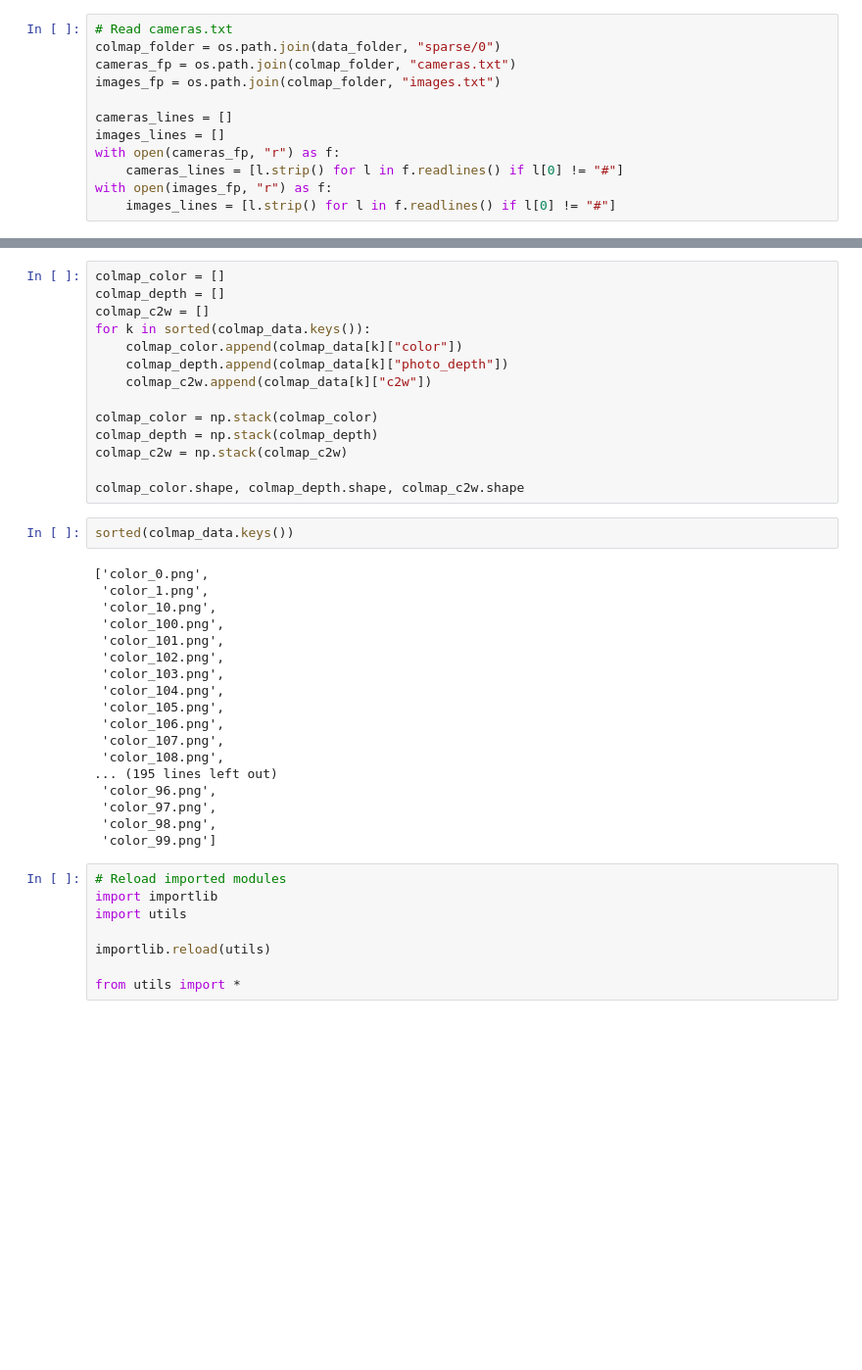
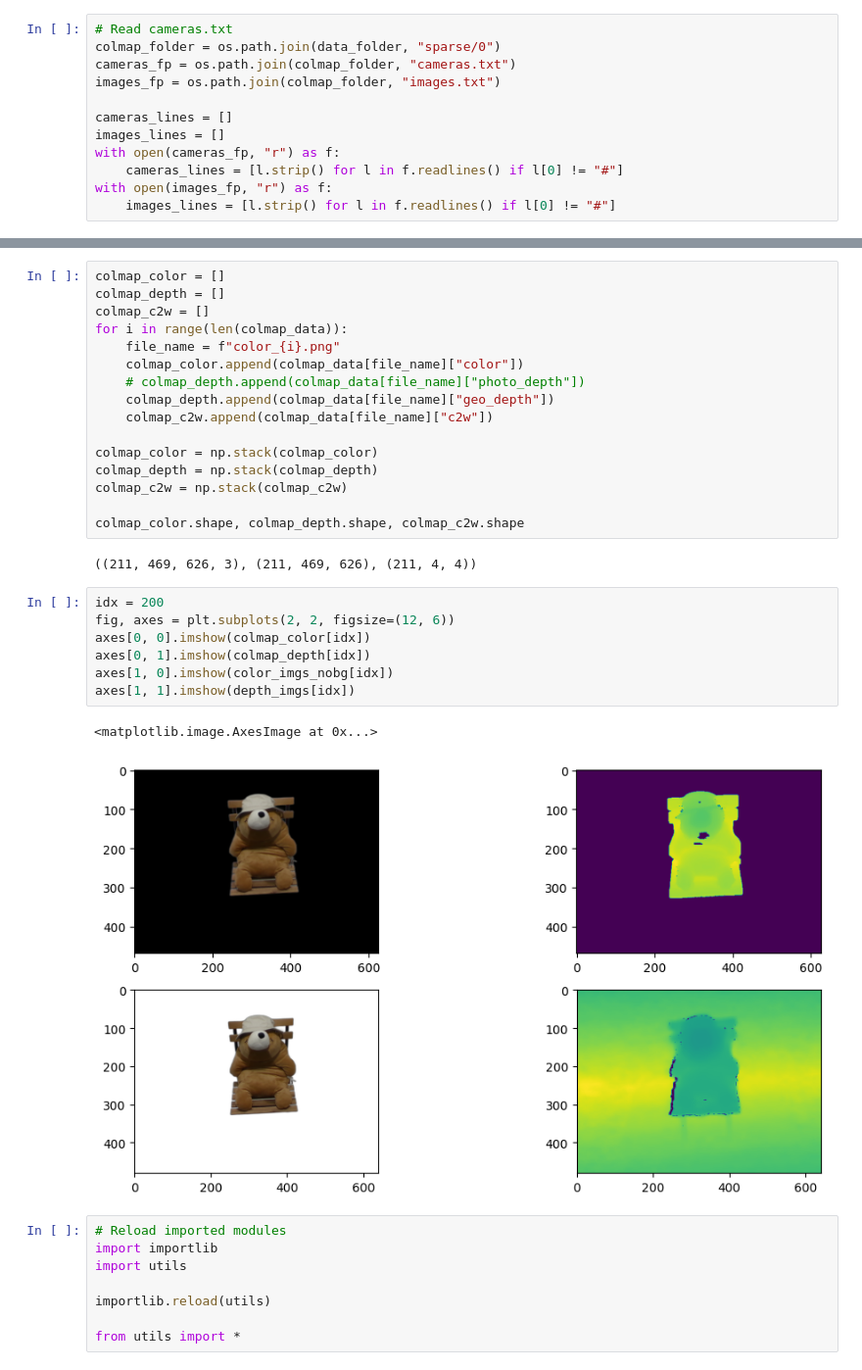
Before and after one commit to JasonTang99/point-nerf-coarse-depth, a Jupyter notebook: pose.ipynb, the cells around one changed output, grey strips where cells are left out. Shown at 98% size. Drawn from its saved outputs; the diff is of its cells as text; blank space fills up the shorter version.

```diff
--- a/pose.ipynb
+++ b/pose.ipynb
@@ -226,36 +262,30 @@ print(f"Photometric depth maps: {photo_count}")
 colmap_color = []
 colmap_depth = []
 colmap_c2w = []
-for k in sorted(colmap_data.keys()):
-    colmap_color.append(colmap_data[k]["color"])
-    colmap_depth.append(colmap_data[k]["photo_depth"])
-    colmap_c2w.append(colmap_data[k]["c2w"])
+for i in range(len(colmap_data)):
+    file_name = f"color_{i}.png"
+    colmap_color.append(colmap_data[file_name]["color"])
+    # colmap_depth.append(colmap_data[file_name]["photo_depth"])
+    colmap_depth.append(colmap_data[file_name]["geo_depth"])
+    colmap_c2w.append(colmap_data[file_name]["c2w"])
 
 colmap_color = np.stack(colmap_color)
 colmap_depth = np.stack(colmap_depth)
 colmap_c2w = np.stack(colmap_c2w)
 
 colmap_color.shape, colmap_depth.shape, colmap_c2w.shape
+# %% [output]
+((211, 469, 626, 3), (211, 469, 626), (211, 4, 4))
-# %%
-sorted(colmap_data.keys())
-# %% [output]
-['color_0.png',
- 'color_1.png',
- 'color_10.png',
- 'color_100.png',
- 'color_101.png',
- 'color_102.png',
- 'color_103.png',
- 'color_104.png',
- 'color_105.png',
- 'color_106.png',
- 'color_107.png',
- 'color_108.png',
-... (195 lines left out)
- 'color_96.png',
- 'color_97.png',
- 'color_98.png',
- 'color_99.png']
+# %%
+idx = 200
+fig, axes = plt.subplots(2, 2, figsize=(12, 6))
+axes[0, 0].imshow(colmap_color[idx])
+axes[0, 1].imshow(colmap_depth[idx])
+axes[1, 0].imshow(color_imgs_nobg[idx])
+axes[1, 1].imshow(depth_imgs[idx])
+# %% [output]
+<matplotlib.image.AxesImage at 0x...>
+[figure, added]
 # %%
 # Reload imported modules
 import importlib
```
Also changed, not shown: parts of 86 cells of this notebook, 15 other files.
